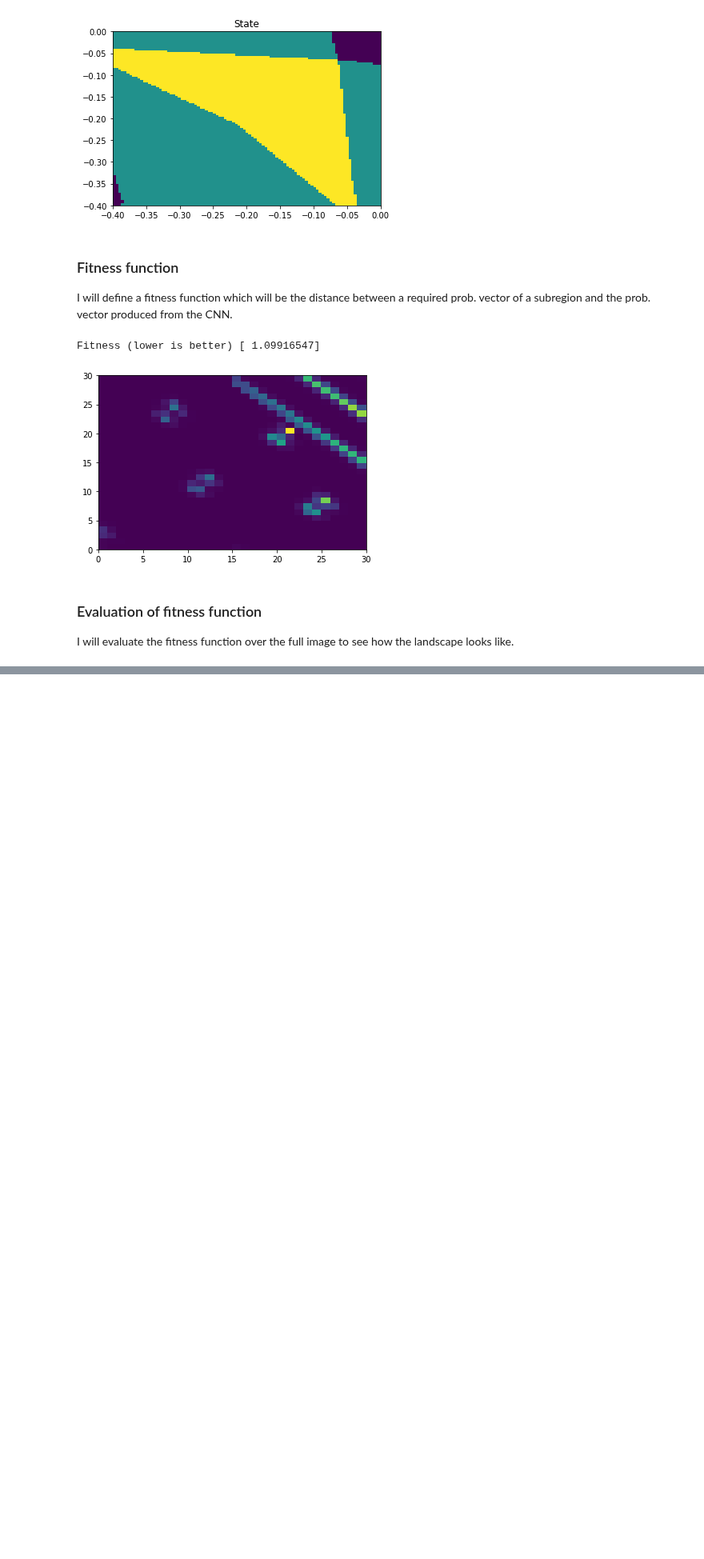
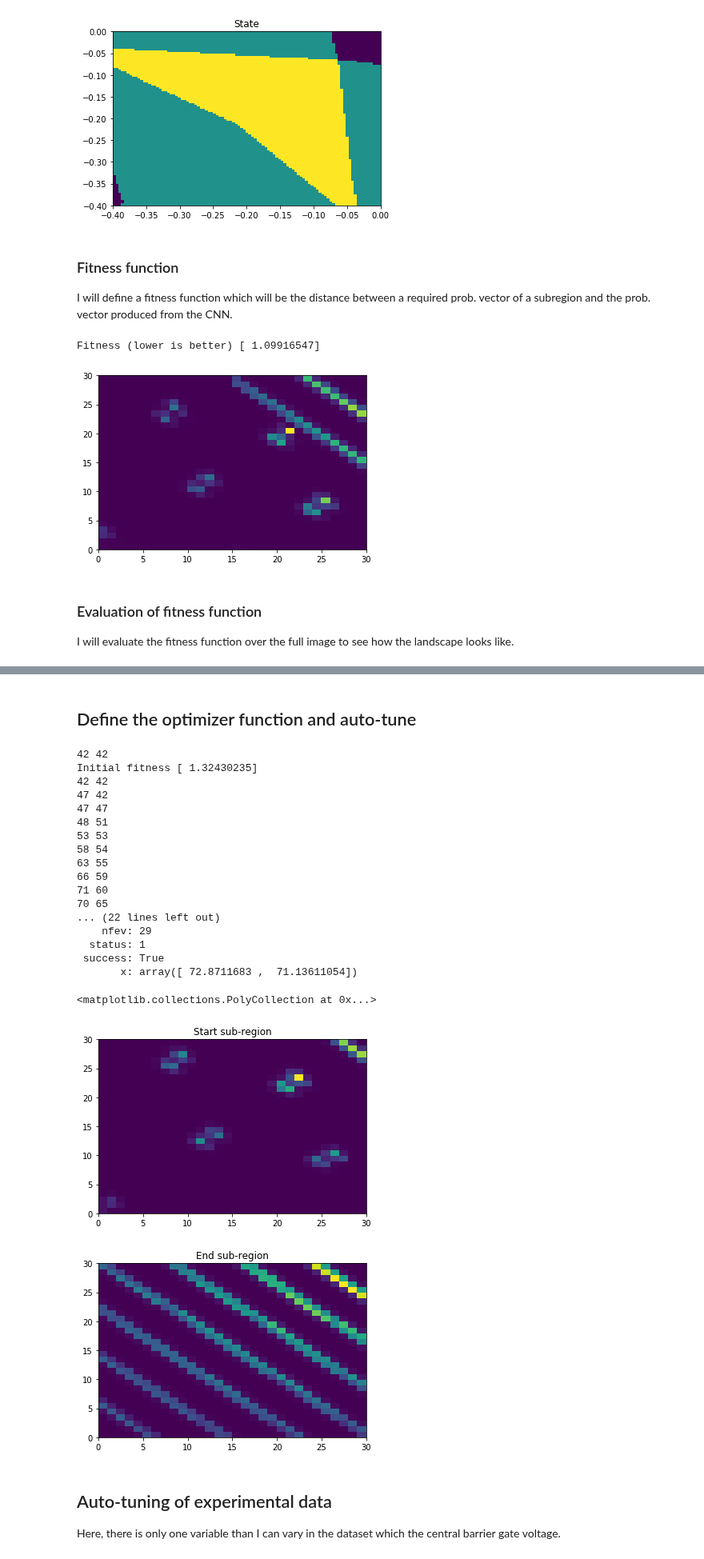
Before and after one commit to Quantumgame/quantum-ml, a Jupyter notebook: Machine Learning/Auto-Tuner.ipynb, the cells around one changed output, grey strips where cells are left out. Shown at 80% size. Cells and saved outputs as stored; diff of their text form; code cells hidden in the pictures; blank space fills up the shorter version.

Commit message:
experimental tuning done

```diff
--- a/Machine Learning/Auto-Tuner.ipynb
+++ b/Machine Learning/Auto-Tuner.ipynb
@@ -159 +161,63 @@ plt.colorbar()
 [figure]
+# %% [markdown]
+## Define the optimizer function and auto-tune
+# %%
+x_0 = 42
+y_0 = 42
+prob_0 = np.array([0,0,1,0])
+start_subimage = take_subimage(x_0,y_0,current)
+
+# define a fitness function of pos = (x,y)
+def fitness_pos(pos,current,substate_classifer=substate_classifier,prob_0=prob_0):
+    x = int(pos[0])
+    y = int(pos[1])
+    print(x,y)
+    subimage = take_subimage(x,y,current)
+    return fitness(subimage,prob_0,substate_classifier)
+
+print("Initial fitness",fitness_pos((x_0,y_0),current))
+
+guess = np.array([x_0,y_0])
+cons = [{"type":"ineq","fun":lambda x: x[0] - 16},
+        {"type":"ineq","fun":lambda x: x[1] - 16},
+        {"type":"ineq","fun":lambda x: 84 - x[0]},
+        {"type":"ineq","fun":lambda x: 84 - x[1]}]
+
+res = scipy.optimize.minimize(fitness_pos,x0=guess,args=(current,substate_classifier,prob_0),method="cobyla",
+                              options={"rhobeg":5.0,"disp":3},constraints=cons)
+print(res)
+
+x = int(res.x[0])
+y = int(res.x[1])
+final_sub_image = take_subimage(x,y,current)
+
+plt.figure(1)
+plt.pcolor(start_subimage)
+plt.title("Start sub-region")
+plt.figure(2)
+plt.title("End sub-region")
+plt.pcolor(final_sub_image)
+# %% [output]
+42 42
+Initial fitness [ 1.32430235]
+42 42
+47 42
+47 47
+48 51
+53 53
+58 54
+63 55
+66 59
+71 60
+70 65
+... (22 lines left out)
+    nfev: 29
+  status: 1
+ success: True
+       x: array([ 72.8711683 ,  71.13611054])
+<matplotlib.collections.PolyCollection at 0x...>
+[figure, added]
+[figure, added]
+# %% [markdown]
+## Auto-tuning of experimental data
+Here, there is only one variable than I can vary in the dataset which the central barrier gate voltage.
```
Also changed, not shown: parts of 10 cells of this notebook.
